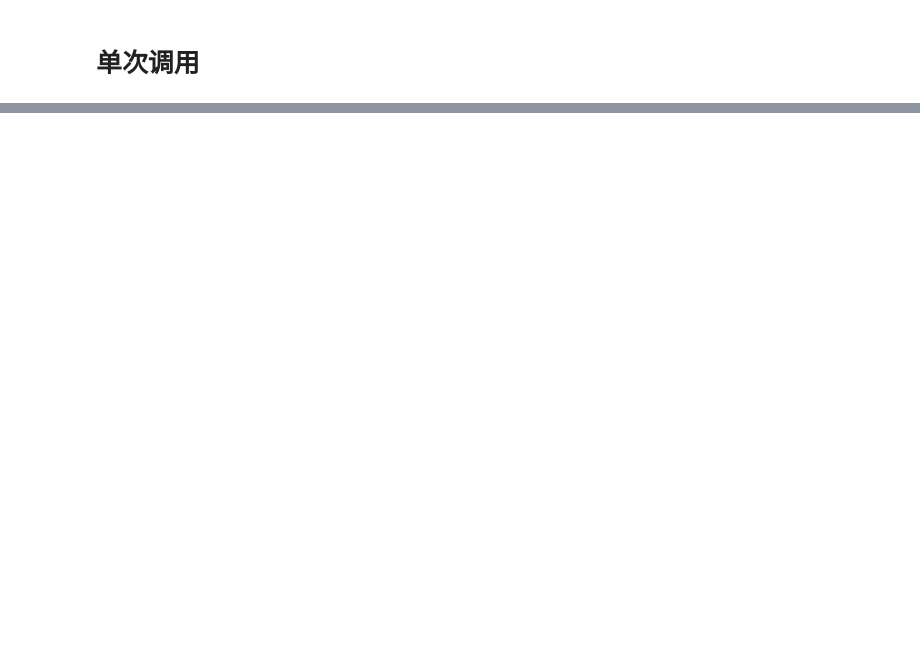
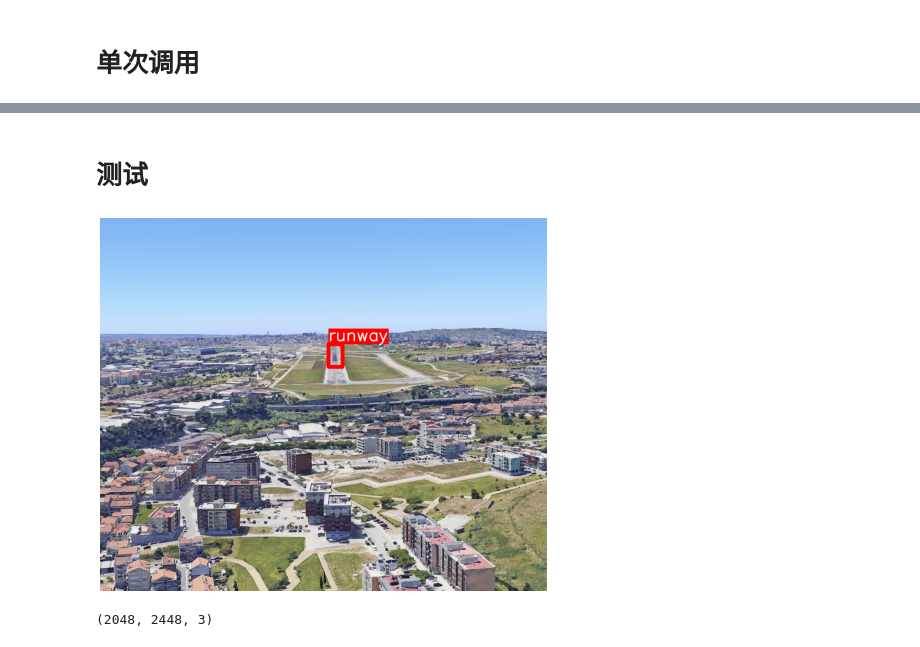
Before and after one commit to flywithliye/lard-detection, a Jupyter notebook: src/eda/4.augmentation.ipynb, the cells around one changed output, grey strips where cells are left out. Cells and saved outputs as stored; diff of their text form; code cells hidden in the pictures; blank space fills up the shorter version.

```diff
--- a/src/eda/4.augmentation.ipynb
+++ b/src/eda/4.augmentation.ipynb
@@ -316,0 +431,41 @@ plt.show()
+# %% [markdown]
+# 测试
+# %%
+import cv2
+from matplotlib import pyplot as plt
+import albumentations as A
+
+# https://blog.csdn.net/qq_39735236/article/details/127655509
+
+trans = A.RingingOvershoot(p=1)
+transform = A.Compose(
+    [],
+    A.BboxParams(format='coco', label_fields=['category_ids']),
+    p=1
+)
+# 读取图片和标签
+path_image = f'{ROOT_DATA}/YoloFormat/train/images/LPPT_21_500_290.jpeg'
+path_label = path_image.replace('images', 'labels').replace('.jpeg', '.txt')
+
+image = cv2.imread(path_image)
+image = cv2.cvtColor(image, cv2.COLOR_BGR2RGB)
+
+bboxes, category_ids = read_yolo_label(
+    path_label, image.shape[1], image.shape[0])
+
+transformed = transform(
+    image=image, bboxes=bboxes, category_ids=category_ids)
+
+img = transformed['image'].copy()
+for bbox, category_id in zip(transformed['bboxes'], transformed['category_ids']):
+    class_name = category_id_to_name[category_id]
+    img = visualize_bbox(img, bbox, class_name)
+
+plt.figure(figsize=(8, 8))
+plt.imshow(img)
+plt.axis('off')
+plt.show()
+print(img.shape)
+# %% [output]
+[figure, added]
+(2048, 2448, 3)
```
Also changed, not shown: parts of 7 cells of this notebook, 22 other files.
